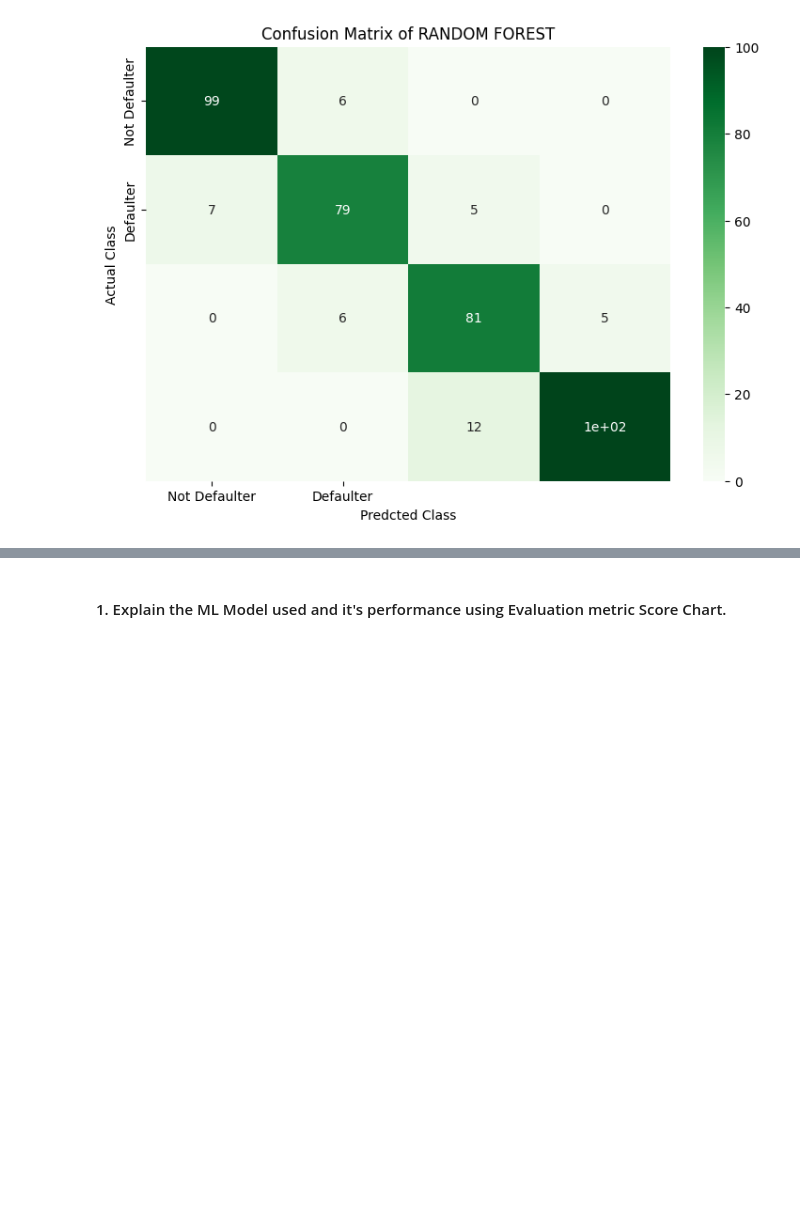
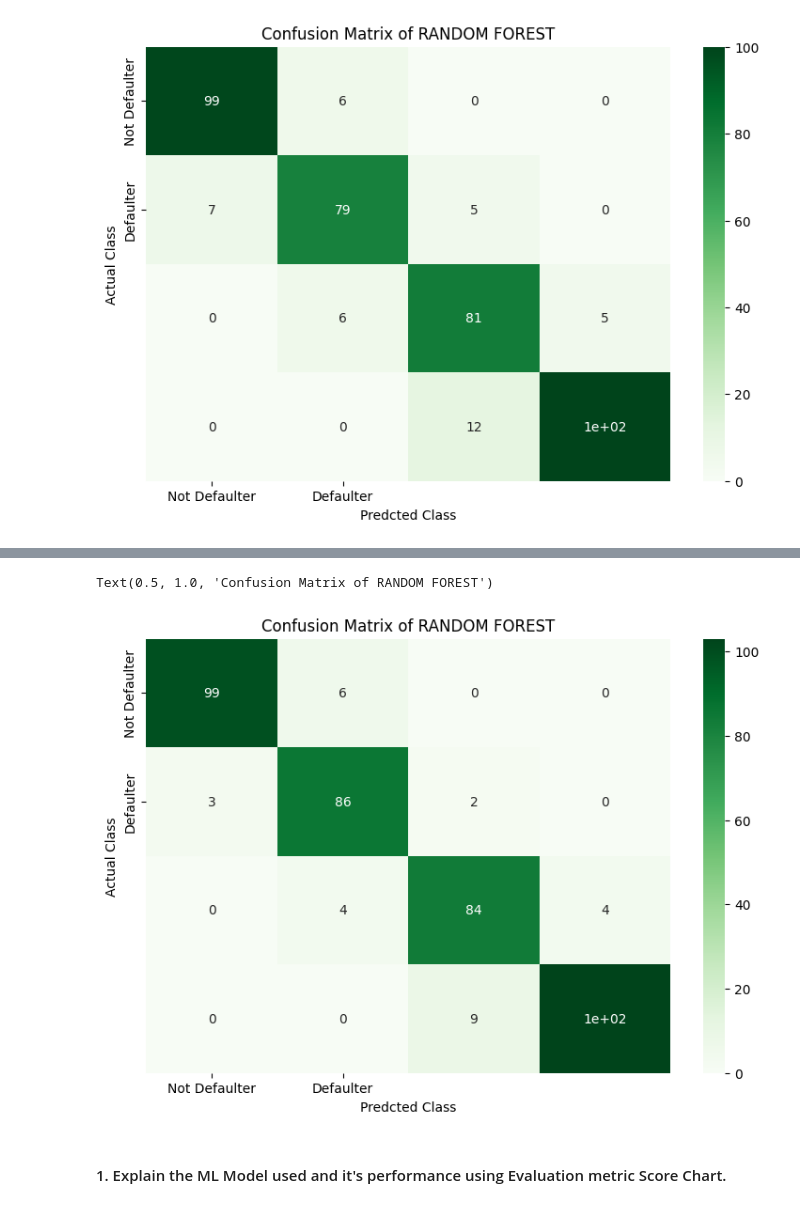
Before and after one commit to VANSHG2005/Python, a Jupyter notebook: Mobile_Price_Range_Prediction_ML_Classification_Project.ipynb, the cells around one changed output, grey strips where cells are left out. Drawn from its saved outputs; the diff is of its cells as text; code cells hidden in the pictures; blank space fills up the shorter version.

```diff
--- a/Mobile_Price_Range_Prediction_ML_Classification_Project.ipynb
+++ b/Mobile_Price_Range_Prediction_ML_Classification_Project.ipynb
@@ -1353,3 +1354,10 @@ plt.title('Confusion Matrix of RANDOM FOREST',fontsize = 12)
 # %% [output]
 Text(0.5, 1.0, 'Confusion Matrix of RANDOM FOREST')
 [figure]
+# %%
+# After Feature Selection
+rf = RandomForestClassifier()
+rf.fit(X_new, y_train)
+y_pred_fs = rf.predict(X_test_new)
+
+print("Accuracy of Test Set with selected features:", accuracy_score(y_test, y_pred_fs))
@@ -1355,0 +1366,29 @@ Text(0.5, 1.0, 'Confusion Matrix of RANDOM FOREST')
+# %%
+
+# Accuracy
+acc_fs = accuracy_score(y_test, y_pred_fs)
+
+# Precision
+prec_fs = precision_score(y_test, y_pred_fs, average='macro')
+
+# Recall
+rec_fs = recall_score(y_test, y_pred_fs, average='macro')
+
+# F1 Score
+f1_fs = f1_score(y_test, y_pred_fs, average='macro')
+
+# ROC AUC Score
+roc_auc_fs = roc_auc_score(y_test, rf.predict_proba(X_test_new), multi_class='ovr', average='macro')
+
+# Confusion Matrix
+confusion_fs = confusion_matrix(y_test, y_pred_fs)
+
+# Print Metrics
+print("📊 Evaluation Metrics with Feature Selection:")
+print(f"Accuracy:     {acc_fs:.4f}")
+print(f"Precision:    {prec_fs:.4f}")
+print(f"Recall:       {rec_fs:.4f}")
+print(f"F1 Score:     {f1_fs:.4f}")
+print(f"ROC AUC:      {roc_auc_fs:.4f}")
+print("\nClassification Report:\n", classification_report(y_test, y_pred_fs))
+print("\nConfusion Matrix:\n", confusion_fs)
@@ -1356,3 +1413,13 @@ Text(0.5, 1.0, 'Confusion Matrix of RANDOM FOREST')
+# %%
+# plotting confusion matrix through heatmap
+plt.figure(figsize = (9,6))
+sns.heatmap(confusion_fs,cmap = 'Greens', annot = True, xticklabels = labels, yticklabels = labels)
+plt.ylabel('Actual Class')
+plt.xlabel('Predcted Class')
+plt.title('Confusion Matrix of RANDOM FOREST',fontsize = 12)
+# %% [output]
+Text(0.5, 1.0, 'Confusion Matrix of RANDOM FOREST')
+[figure, added]
 # %% [markdown]
 #### 1. Explain the ML Model used and it's performance using Evaluation metric Score Chart.
 # %%
```
Also changed, not shown: parts of 14 cells of this notebook.
